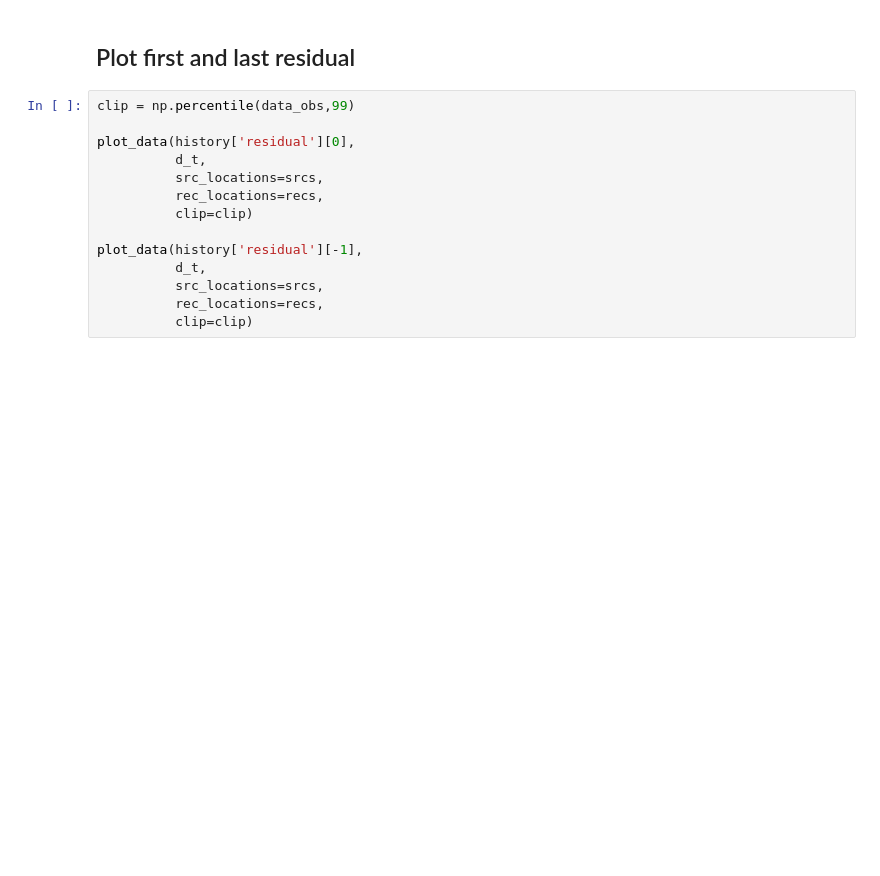
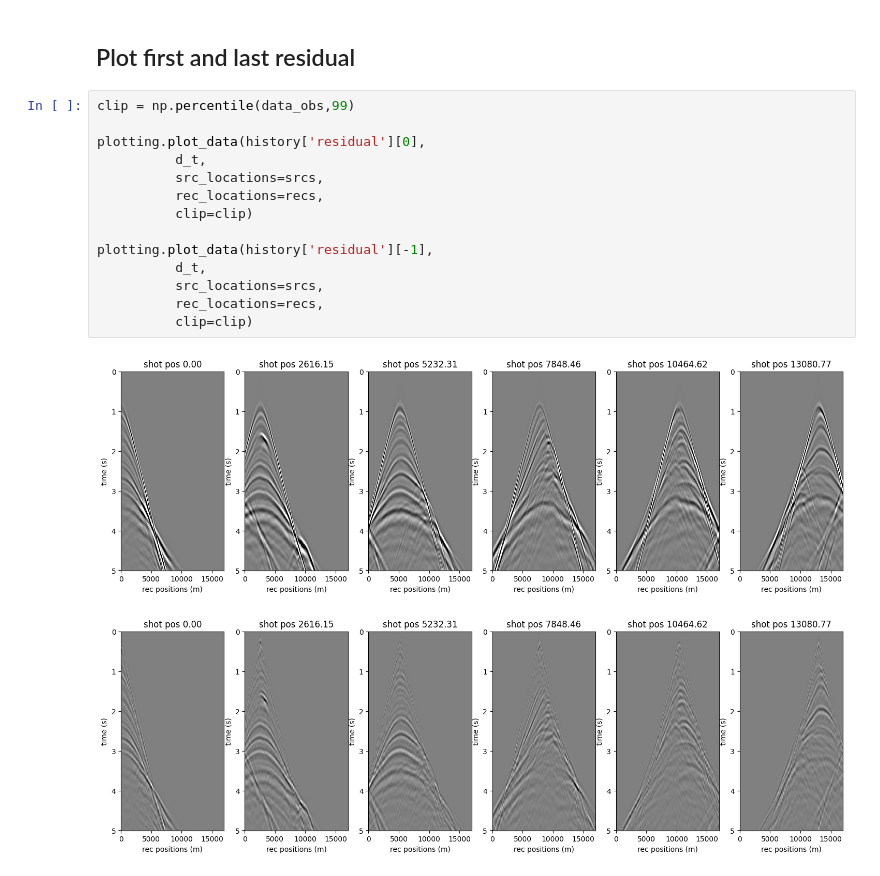
Before and after one commit to SEP-software/pyseis, a Jupyter notebook: examples/imaging_and_inversion/Marmousi_aco_fwi.ipynb, the cells around one changed output. Cells and saved outputs as stored; diff of their text form; blank space fills up the shorter version.

```diff
--- a/examples/imaging_and_inversion/Marmousi_aco_fwi.ipynb
+++ b/examples/imaging_and_inversion/Marmousi_aco_fwi.ipynb
@@ -251,14 +151,17 @@ plot_model(history['inv_mod']-starting_model,
 # %%
 clip = np.percentile(data_obs,99)
 
-plot_data(history['residual'][0],
+plotting.plot_data(history['residual'][0],
           d_t,
           src_locations=srcs,
           rec_locations=recs,
           clip=clip)
 
-plot_data(history['residual'][-1],
+plotting.plot_data(history['residual'][-1],
           d_t,
           src_locations=srcs,
           rec_locations=recs,
           clip=clip)
+# %% [output]
+[figure, added]
+[figure, added]
```
Also changed, not shown: parts of 11 cells of this notebook, 2 other files.
